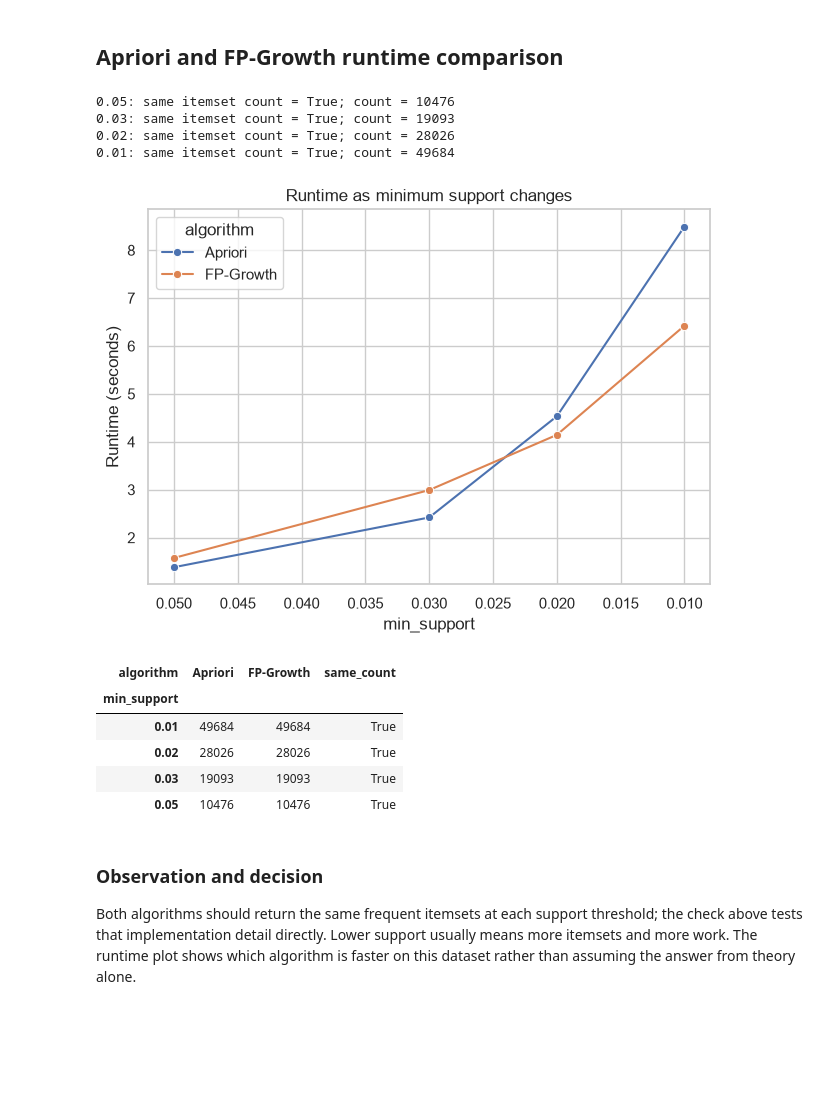
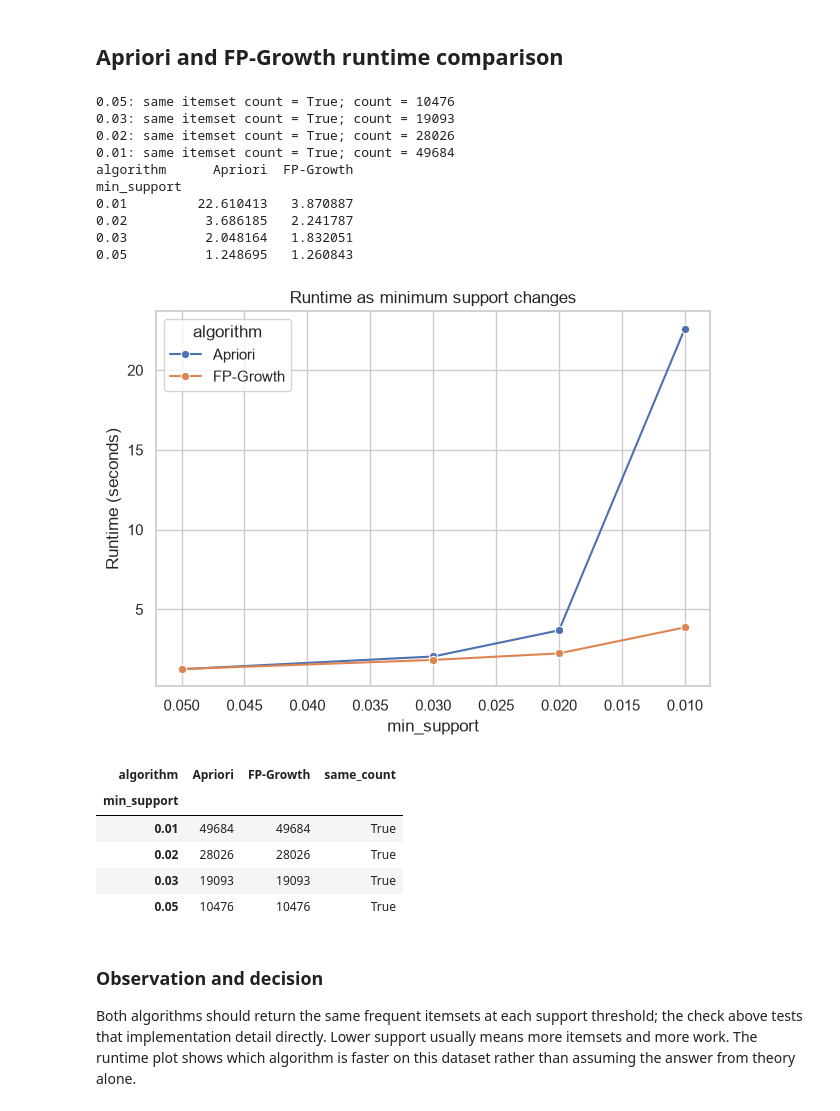
Before and after one commit to MuweenM/bank-LM-prediction, a Jupyter notebook: notebooks/04_association_rules.ipynb, the cells around one changed output. Drawn from its saved outputs; the diff is of its cells as text; code cells hidden in the pictures; blank space fills up the shorter version.

```diff
--- a/notebooks/04_association_rules.ipynb
+++ b/notebooks/04_association_rules.ipynb
@@ -26,7 +26,7 @@ pd.set_option('display.max_colwidth', 100)
 # %%
 X_train, X_test, y_train, y_test = get_split()
 train = X_train.copy()
-train['y'] = y_train.to_numpy()
+train['y'] = y_train.map({1: "yes", 0: "no"}).to_numpy()
 
 print(f'Training rows: {len(train):,}')
 print(f'Test rows held out: {len(X_test):,}')
@@ -153,34 +153,42 @@ for support in supports:
     start = time.perf_counter()
     apriori_items = apriori(encoded_train, min_support=support, use_colnames=True, max_len=4)
     apriori_seconds = time.perf_counter() - start
 
     start = time.perf_counter()
     fpgrowth_items = fpgrowth(encoded_train, min_support=support, use_colnames=True, max_len=4)
     fpgrowth_seconds = time.perf_counter() - start
 
     same_count = len(apriori_items) == len(fpgrowth_items)
     timing_rows.extend([
         {'min_support': support, 'algorithm': 'Apriori', 'seconds': apriori_seconds, 'itemsets': len(apriori_items)},
         {'min_support': support, 'algorithm': 'FP-Growth', 'seconds': fpgrowth_seconds, 'itemsets': len(fpgrowth_items)},
     ])
     print(f'{support:.2f}: same itemset count = {same_count}; count = {len(apriori_items)}')
 
 timings = pd.DataFrame(timing_rows)
+timing_pivot = timings.pivot(index="min_support", columns="algorithm", values="seconds")
+print(timing_pivot.to_string())
 sns.lineplot(data=timings, x='min_support', y='seconds', hue='algorithm', marker='o')
 plt.gca().invert_xaxis()
 plt.ylabel('Runtime (seconds)')
 plt.title('Runtime as minimum support changes')
 plt.tight_layout()
 plt.show()
 
 itemset_check = timings.pivot(index='min_support', columns='algorithm', values='itemsets')
 display(itemset_check.assign(same_count=itemset_check['Apriori'] == itemset_check['FP-Growth']))
 # %% [output]
 0.05: same itemset count = True; count = 10476
 0.03: same itemset count = True; count = 19093
 0.02: same itemset count = True; count = 28026
 0.01: same itemset count = True; count = 49684
+algorithm      Apriori  FP-Growth
+min_support
+0.01         22.610413   3.870887
+0.02          3.686185   2.241787
+0.03          2.048164   1.832051
+0.05          1.248695   1.260843
-[figure, old version]
+[figure, new version]
 | algorithm | Apriori | FP-Growth | same_count |
 | min_support |  |  |  |
 | 0.01 | 49684 | 49684 | True |
```
Also changed, not shown: parts of 4 cells of this notebook, 9 other files.
